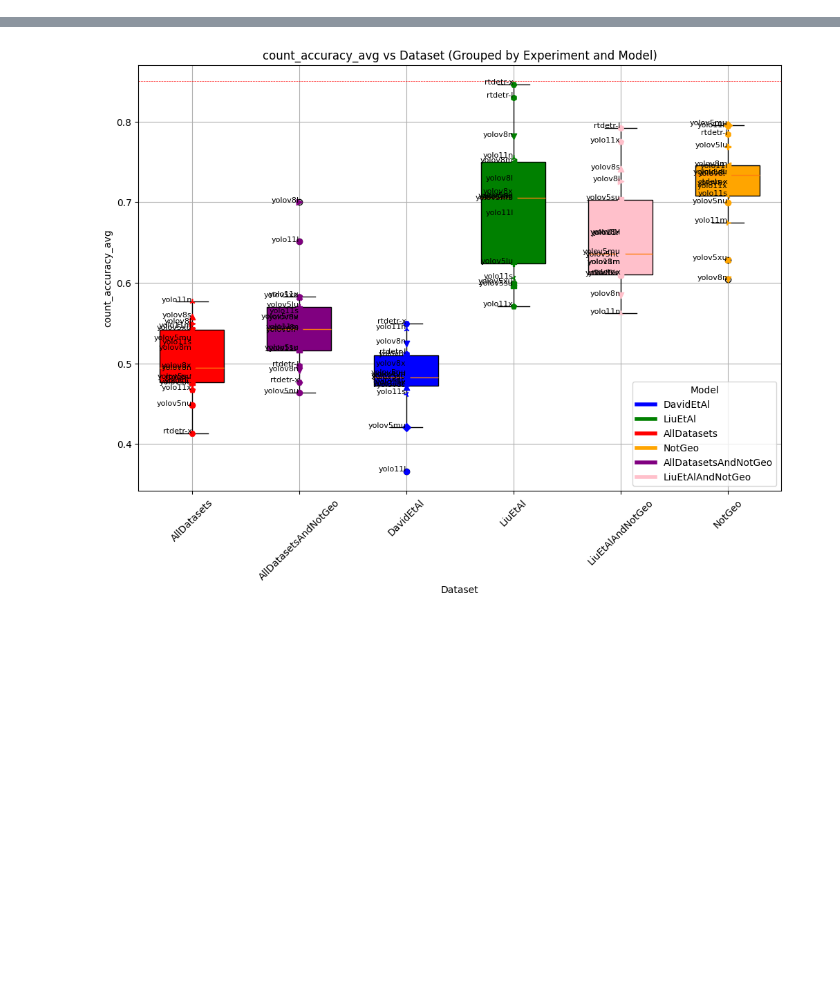
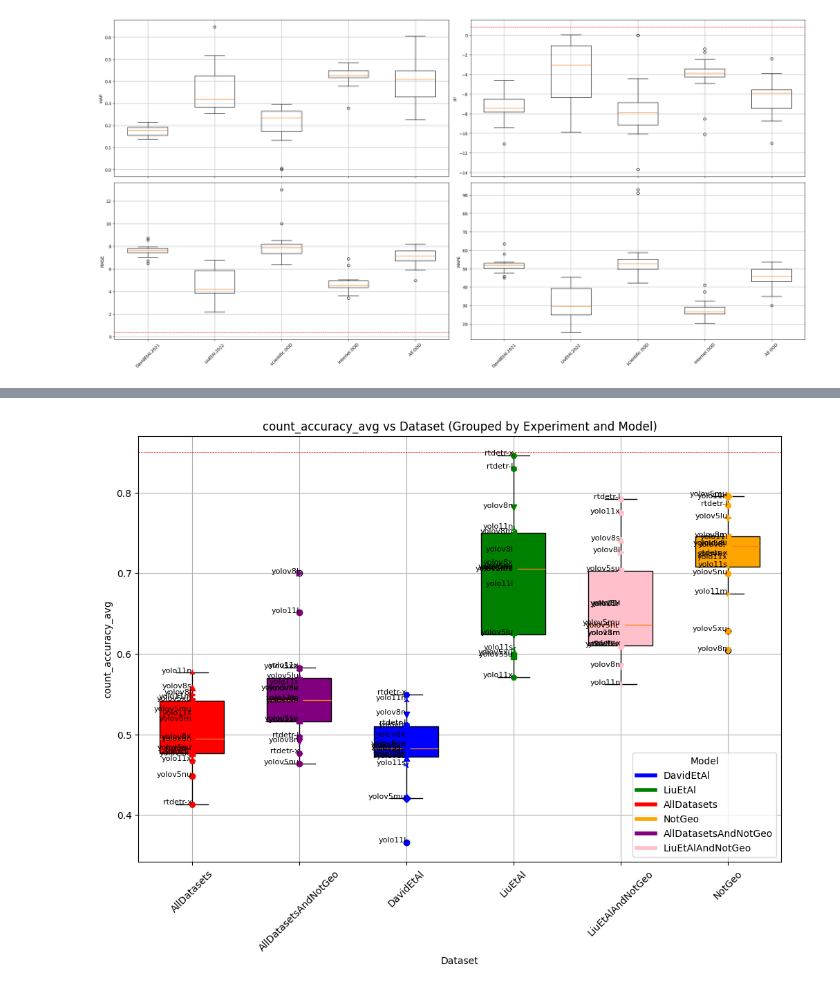
Before and after one commit to SamueleBumbaca/Plants__On_the_minimum_dataset_size_for_a_maize_seedling_object_detector, a Jupyter notebook: Datasets_out_domain.ipynb, the cells around one changed output, grey strips where cells are left out. Saved outputs shown, nothing was run; the diff lists cells and outputs as text; code cells hidden in the pictures; blank space fills up the shorter version.

```diff
--- a/Datasets_out_domain.ipynb
+++ b/Datasets_out_domain.ipynb
@@ -9,3 +9,9 @@ results = pd.read_csv('experiments/results/dataset_size.csv')
 # %%
 results['experiment'] = results['model_id'].apply(lambda x: x.split('_')[-1])
 results['experiment'] = results['experiment'].astype(int)
+# %%
+results['dataset'] = results['model_id'].apply(lambda x: x.split('_')[-5])
+results = results[results['dataset'] != '1']
+results = results[results['dataset'] != '2']
+results = results[results['dataset'] != '3']
+results['dataset'].unique()
@@ -24,0 +81,85 @@ df
+# %%
+import pandas as pd
+import matplotlib.pyplot as plt
+
+# Initialize the filtered DataFrame
+filtered_df = df.copy()
+
+# Filter the DataFrame to include both yolov8n and yolov5n models
+filtered_df = filtered_df[filtered_df['out_domain'].isin(['yes'])]
+
+# Group by 'experiment' and 'model' and select the observation with the highest R-squared value
+filtered_df = filtered_df.loc[filtered_df.groupby(['dataset', 'model'])['r_squared'].idxmax()]
+
+# Rename the datasets
+filtered_df['dataset'] = filtered_df['dataset'].replace({
+    'DavidEtAl': 'DavidEtAl.2021',
+    'LiuEtAl': 'LiuEtAl.2022',
+    'AllDatasets': 'scientific OOD',
+    'NotGeo': 'internet OOD',
+    'AllDatasetsAndNotGeo': 'All OOD',
+})
+
+# Exclude 'LiuEtAlAndNotGeo' from the DataFrame
+filtered_df = filtered_df[filtered_df['dataset'] != 'LiuEtAlAndNotGeo']
+
+# Group by 'experiment' and 'model' and select the observation with the highest R-squared value
+filtered_df = filtered_df.loc[filtered_df.groupby(['dataset', 'model'])['r_squared'].idxmax()]
+
+# Define the order of datasets
+ordered_datasets = ['DavidEtAl.2021', 'LiuEtAl.2022', 'scientific OOD', 'internet OOD', 'All OOD']
+
+# Convert the 'dataset' column to a categorical type with the specified order
+filtered_df['dataset'] = pd.Categorical(filtered_df['dataset'], categories=ordered_datasets, ordered=True)
+
+# Sort the DataFrame by the 'dataset' column
+filtered_df = filtered_df.sort_values('dataset')
+
+# Function to plot a metric
+def plot_metric(ax, metric, ylabel):
+    datasets = filtered_df['dataset'].unique()
+    positions = range(len(datasets))
+    for i, dataset in enumerate(datasets):
+        model_data = filtered_df[filtered_df['dataset'] == dataset]
+        ax.boxplot(model_data[metric], positions=[i], widths=0.6)
+    if metric == 'r_squared':
+        ax.axhline(y=0.85, color='red', linestyle='--', linewidth=1)
+    if metric == 'rmse':
+        ax.axhline(y=0.39, color='red', linestyle='--', linewidth=1)
+    ax.set_xticks(positions)
+    ax.set_xticklabels(datasets, rotation=45)
+    ax.set_xlabel('')
+    ax.set_ylabel(ylabel)
+    ax.set_title('')
+    ax.grid(True)
+
+# Create subplots
+fig, axs = plt.subplots(2, 2, figsize=(24, 12))
+
+# Plot R-squared
+plot_metric(axs[0, 0], 'ap_iou_50', 'mAP')
+
+# Plot RMSE
+plot_metric(axs[0, 1], 'r_squared', 'R²')
+
+# Plot MAPE
+plot_metric(axs[1, 0], 'rmse', 'RMSE')
+
+# Plot mAP
+plot_metric(axs[1, 1], 'mape', 'MAPE')
+
+# Hide x-tick labels on top row
+for ax in axs[0, :]:
+    ax.tick_params(axis='x', labelbottom=False)
+
+# Ensure x-tick labels are visible on bottom row (this is usually default)
+for ax in axs[1, :]:
+    ax.tick_params(axis='x', labelbottom=True)
+
+# Adjust layout
+plt.tight_layout()
+
+# Save the figure
+plt.savefig('MDPI_template/Plots/metrics_OOD_datasets.pdf', format='pdf')
+# %% [output]
+[figure, added]
```
Also changed, not shown: parts of 12 cells of this notebook, 21 other files.
